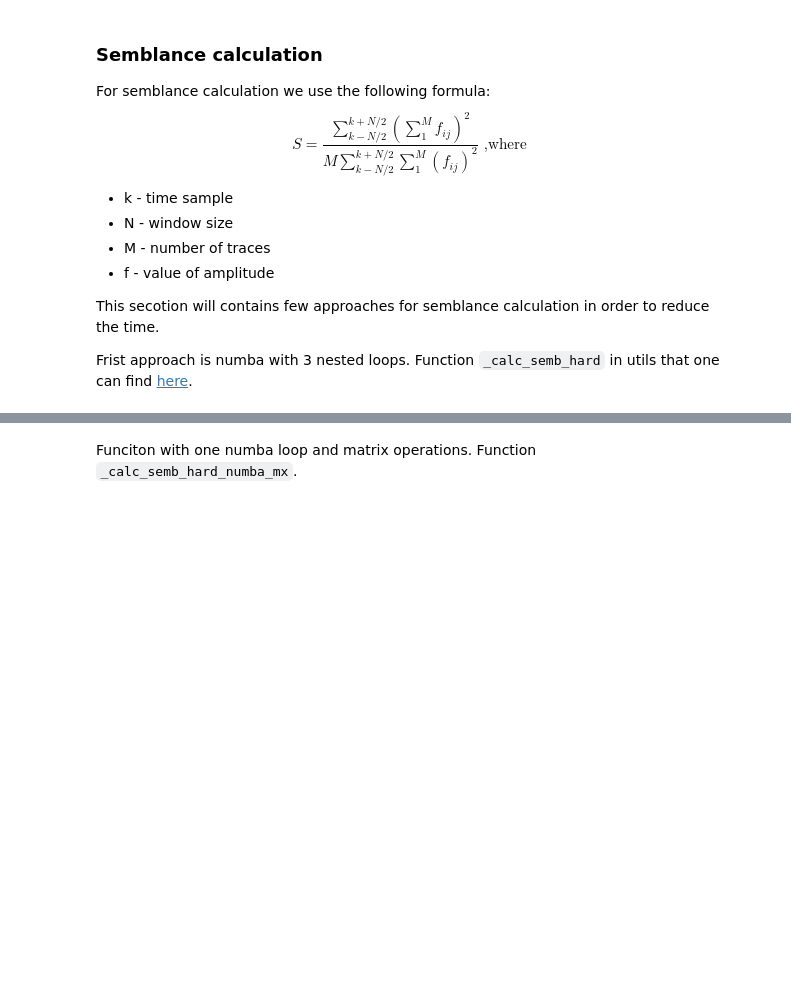
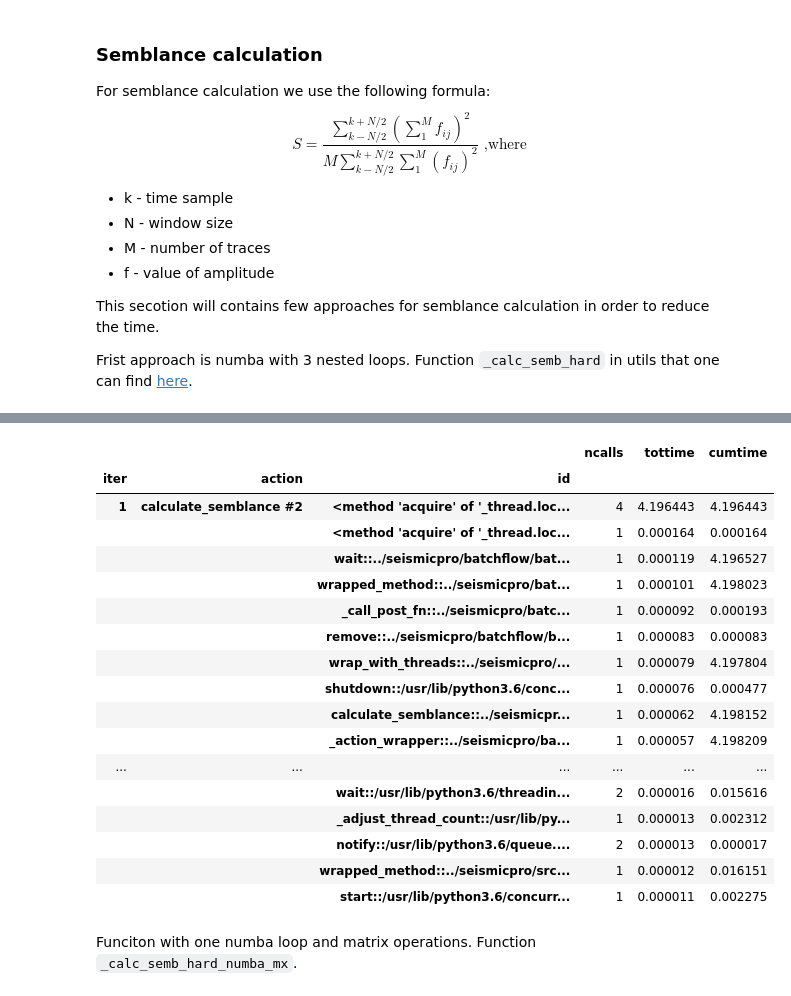
Before and after one commit to sadaqatali2027/SeismicPro-1, a Jupyter notebook: semblance/semblance_time.ipynb, the cells around one changed output, grey strips where cells are left out. Drawn from its saved outputs; the diff is of its cells as text; code cells hidden in the pictures; blank space fills up the shorter version.

Commit message:
update semblance time

````diff
--- a/semblance/semblance_time.ipynb
+++ b/semblance/semblance_time.ipynb
@@ -57,3 +57,24 @@ pipeline.show_profile_info(per_iter=True, detailed=False)
+# %%
+pipeline.show_profile_info(per_iter=True, detailed=True)
+# %% [output]
+|  |  |  | ncalls | tottime | cumtime |
+| iter | action | id |  |  |  |
+| 1 | calculate_semblance #2 | <method 'acquire' of '_thread.loc... | 4 | 4.196443 | 4.196443 |
+|  |  | <method 'acquire' of '_thread.loc... | 1 | 0.000164 | 0.000164 |
+|  |  | wait::../seismicpro/batchflow/bat... | 1 | 0.000119 | 4.196527 |
+|  |  | wrapped_method::../seismicpro/bat... | 1 | 0.000101 | 4.198023 |
+|  |  | _call_post_fn::../seismicpro/batc... | 1 | 0.000092 | 0.000193 |
+|  |  | remove::../seismicpro/batchflow/b... | 1 | 0.000083 | 0.000083 |
+|  |  | wrap_with_threads::../seismicpro/... | 1 | 0.000079 | 4.197804 |
+|  |  | shutdown::/usr/lib/python3.6/conc... | 1 | 0.000076 | 0.000477 |
+|  |  | calculate_semblance::../seismicpr... | 1 | 0.000062 | 4.198152 |
+|  |  | _action_wrapper::../seismicpro/ba... | 1 | 0.000057 | 4.198209 |
+| ... | ... | ... | ... | ... | ... |
+|  |  | wait::/usr/lib/python3.6/threadin... | 2 | 0.000016 | 0.015616 |
+|  |  | _adjust_thread_count::/usr/lib/py... | 1 | 0.000013 | 0.002312 |
+|  |  | notify::/usr/lib/python3.6/queue.... | 2 | 0.000013 | 0.000017 |
+|  |  | wrapped_method::../seismicpro/src... | 1 | 0.000012 | 0.016151 |
+|  |  | start::/usr/lib/python3.6/concurr... | 1 | 0.000011 | 0.002275 |
 # %% [markdown]
 Funciton with one numba loop and matrix operations. Function ```_calc_semb_hard_numba_mx```.
 # %%
````
Also changed, not shown: parts of 8 cells of this notebook.
